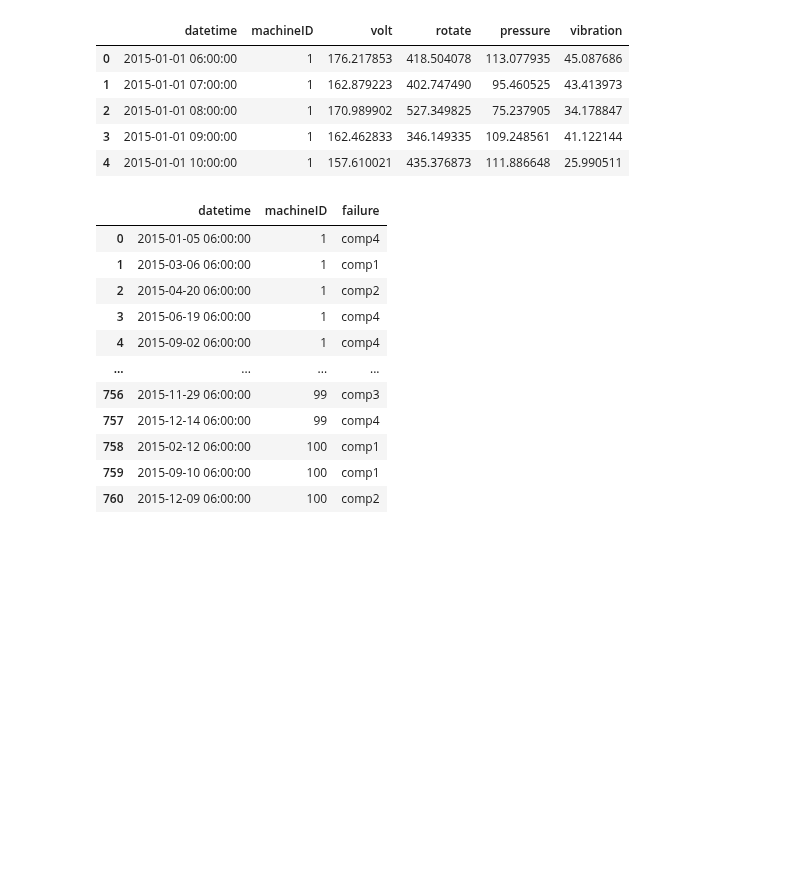
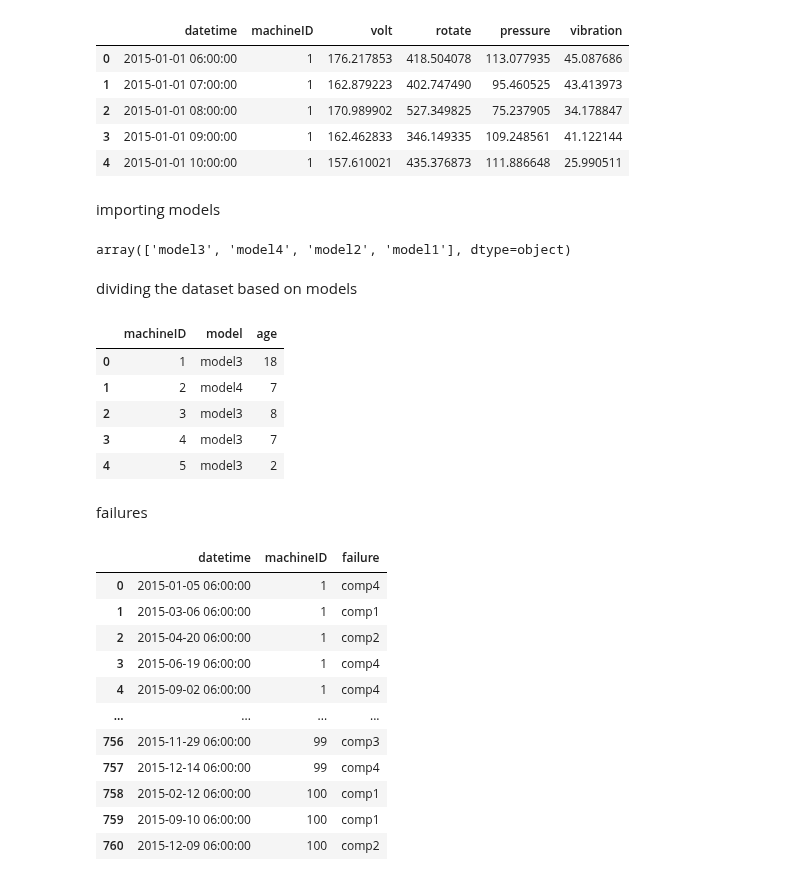
Before and after one commit to dibahk/FTL-on-Predictive-Maintenace, a Jupyter notebook: preprocesing_Azure.ipynb, the cells around one changed output. Saved outputs shown, nothing was run; the diff lists cells and outputs as text; code cells hidden in the pictures; blank space fills up the shorter version.

Commit message:
adding segregation based on model

```diff
--- a/preprocesing_Azure.ipynb
+++ b/preprocesing_Azure.ipynb
@@ -13,3 +13,22 @@ df.head()
 | 2 | 2015-01-01 08:00:00 | 1 | 170.989902 | 527.349825 | 75.237905 | 34.178847 |
 | 3 | 2015-01-01 09:00:00 | 1 | 162.462833 | 346.149335 | 109.248561 | 41.122144 |
 | 4 | 2015-01-01 10:00:00 | 1 | 157.610021 | 435.376873 | 111.886648 | 25.990511 |
+# %% [markdown]
+importing models
+# %%
+models_df = pd.read_csv('Datasets\Microsoft_Azure_Predictive_Maintenance\PdM_machines.csv')
+models = models_df['model'].unique()
+models
+# %% [output]
+array(['model3', 'model4', 'model2', 'model1'], dtype=object)
+# %% [markdown]
+dividing the dataset based on models
+# %%
+models_df.head()
+# %% [output]
+|  | machineID | model | age |
+| 0 | 1 | model3 | 18 |
+| 1 | 2 | model4 | 7 |
+| 2 | 3 | model3 | 8 |
+| 3 | 4 | model3 | 7 |
+| 4 | 5 | model3 | 2 |
@@ -16,3 +40,5 @@ df.head()
+# %% [markdown]
+failures
 # %%
 failure = pd.read_csv('Datasets\Microsoft_Azure_Predictive_Maintenance\PdM_failures.csv')
 failure
```
Also changed, not shown: parts of 10 cells of this notebook.
